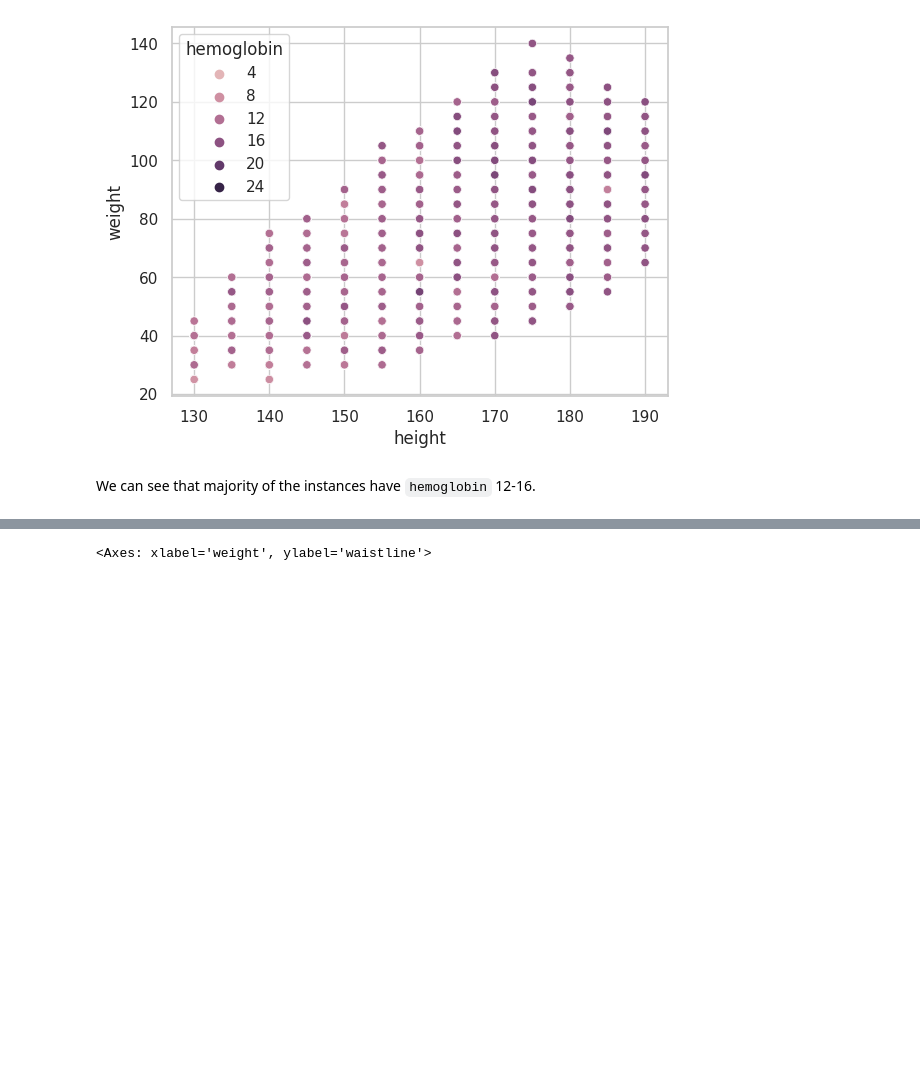
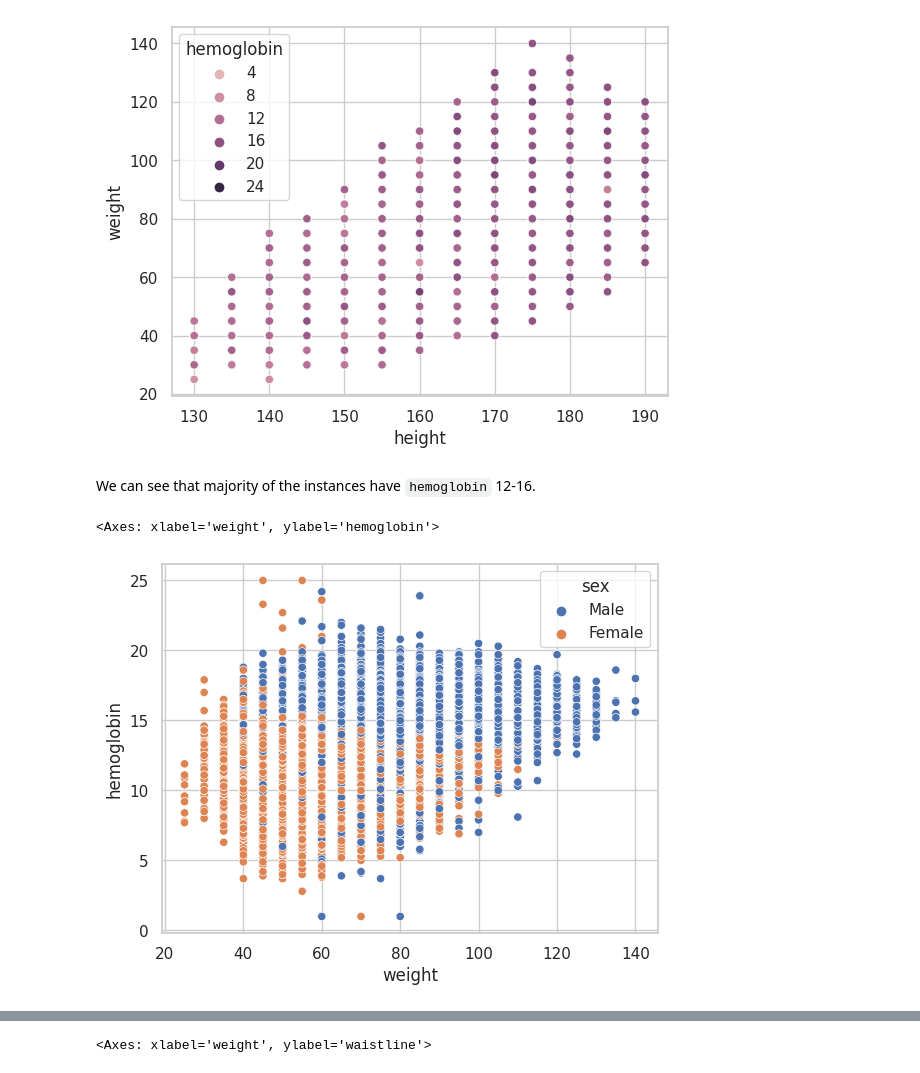
Before and after one commit to NancyPatel11/Data-Mining-Course-Project-2, a Jupyter notebook: Project_2_gender_classification.ipynb, the cells around one changed output, grey strips where cells are left out. Saved outputs shown, nothing was run; the diff lists cells and outputs as text; code cells hidden in the pictures; blank space fills up the shorter version.

```diff
--- a/Project_2_gender_classification.ipynb
+++ b/Project_2_gender_classification.ipynb
@@ -326,3 +344,8 @@ sns.scatterplot(y='weight', x='height', hue="hemoglobin", data=df)
 [figure]
 # %% [markdown]
 We can see that majority of the instances have `hemoglobin` 12-16.
+# %%
+sns.scatterplot(x='weight', y='hemoglobin', hue='sex', data=df)
+# %% [output]
+<Axes: xlabel='weight', ylabel='hemoglobin'>
+[figure, added]
```
Also changed, not shown: parts of 22 cells of this notebook.
